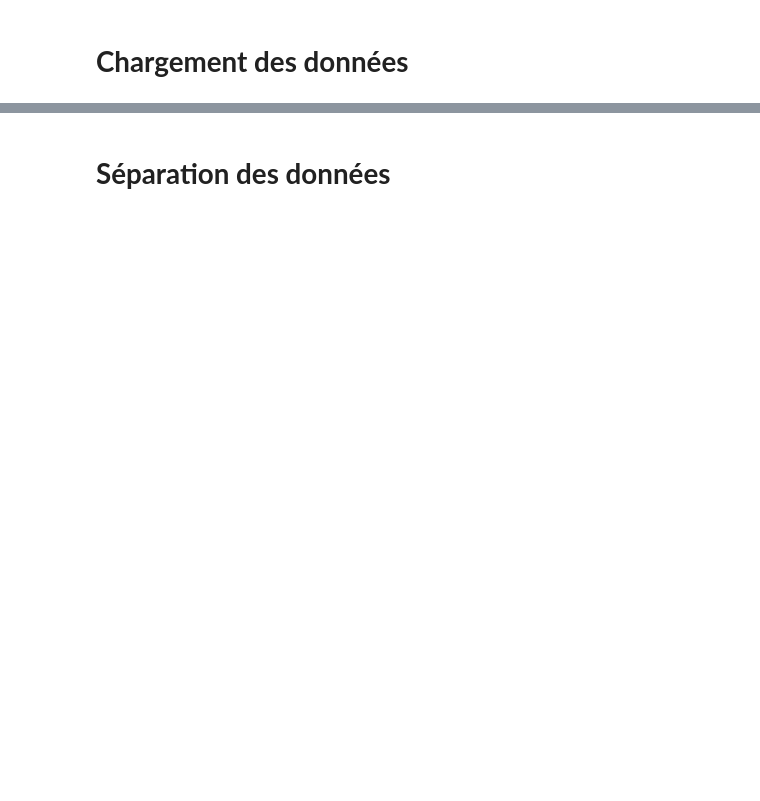
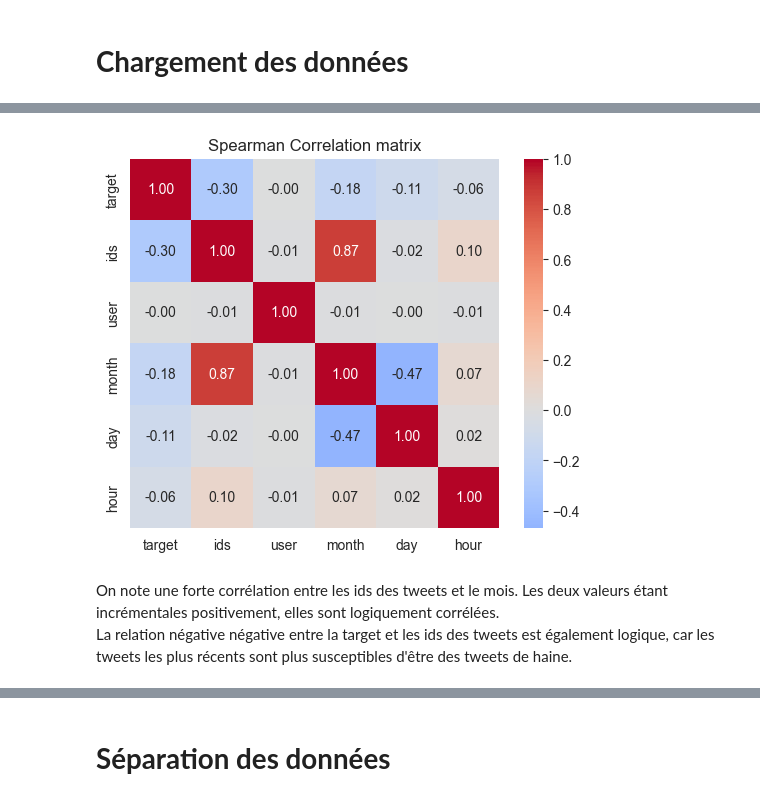
Before and after one commit to Hedredo/dagshub_p7, a Jupyter notebook: exploration.ipynb, the cells around one changed output, grey strips where cells are left out. Cells and saved outputs as stored; diff of their text form; code cells hidden in the pictures; blank space fills up the shorter version.

```diff
--- a/exploration.ipynb
+++ b/exploration.ipynb
@@ -148,0 +216,15 @@ memory usage: 73.2+ MB
+# %%
+sns.heatmap(
+    df.select_dtypes(exclude=['object']).corr('spearman'),
+    annot=True,
+    fmt=".2f",
+    cmap='coolwarm',
+    center=0,
+    square=True)
+plt.title("Spearman Correlation matrix")
+plt.show()
+# %% [output]
+[figure, added]
+# %% [markdown]
+On note une forte corrélation entre les ids des tweets et le mois. Les deux valeurs étant incrémentales positivement, elles sont logiquement corrélées.<br>
+La relation négative négative entre la target et les ids des tweets est également logique, car les tweets les plus récents sont plus susceptibles d'être des tweets de haine.
```
Also changed, not shown: parts of 35 cells of this notebook.
